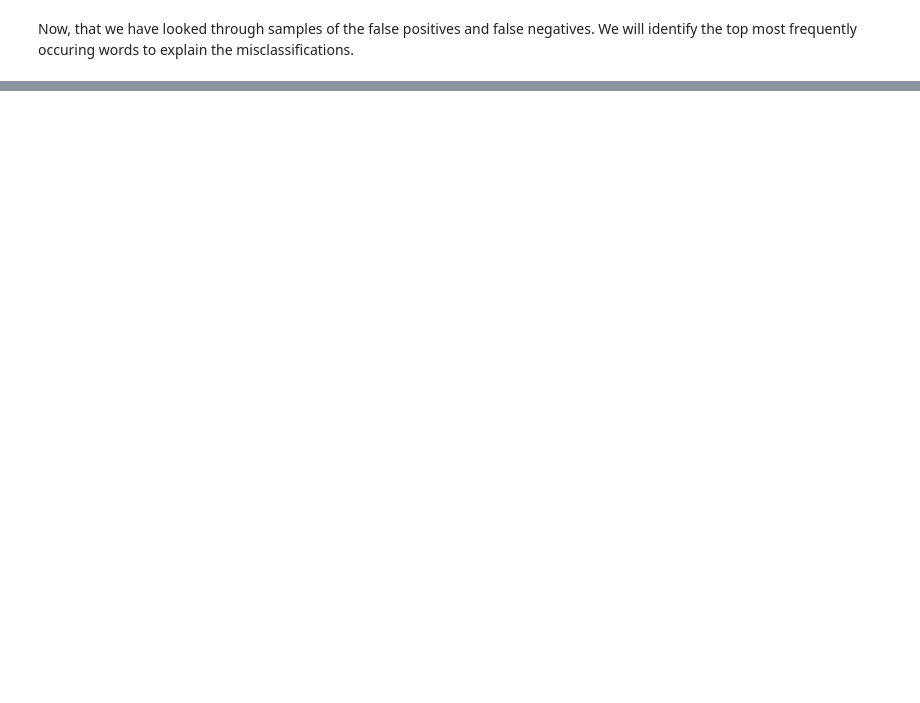
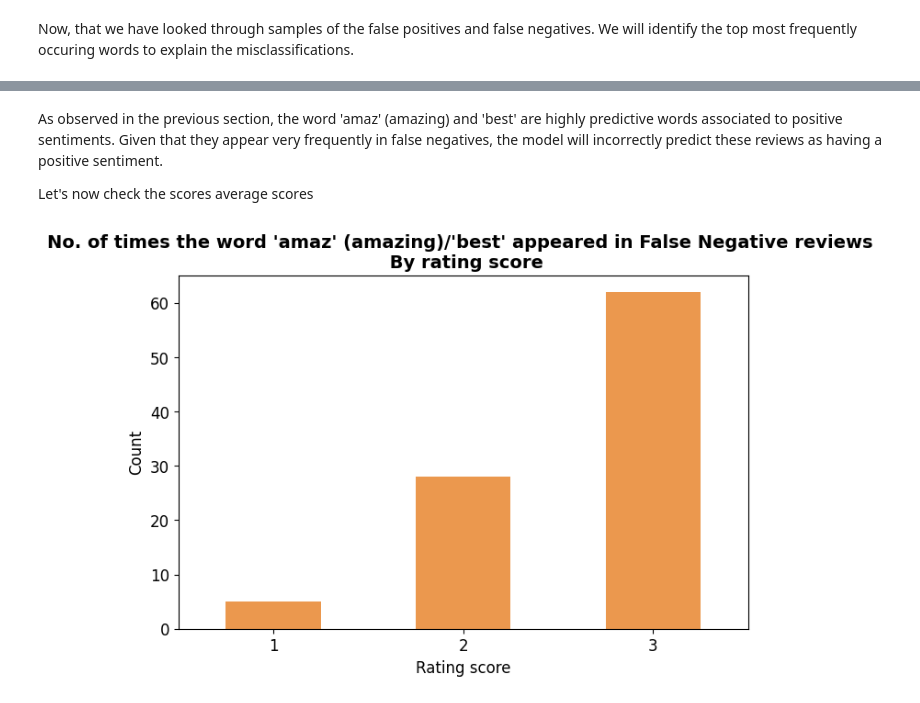
Before and after one commit to wanadzhar913/genshin-impact-reviews-sentiment-analysis-fastapi-docker, a Jupyter notebook: notebooks/04_top_model_analysis.ipynb, the cells around one changed output, grey strips where cells are left out. Saved outputs shown, nothing was run; the diff lists cells and outputs as text; code cells hidden in the pictures; blank space fills up the shorter version.

```diff
--- a/notebooks/04_top_model_analysis.ipynb
+++ b/notebooks/04_top_model_analysis.ipynb
@@ -209,0 +362,23 @@ Now, that we have looked through samples of the false positives and false negati
+# %% [markdown]
+As observed in the previous section, the word 'amaz' (amazing) and 'best' are highly predictive words associated to positive sentiments. Given that they appear very frequently in false negatives, the model will incorrectly predict these reviews as having a positive sentiment.
+
+Let's now check the scores average scores
+# %%
+# False Negatives
+fn = reviews_val_svc[(reviews_val_svc['correctly_classified']==0) & (reviews_val_svc['pred']==0)][['content','content_stem','score']]
+# %%
+# Count the number of times the word 'amaz'/'best' appears in the review
+fn['count_amazbest'] = fn['content_stem'].str.count('amaz' or 'best')
+# %%
+plt.figure(figsize=(8,5))
+
+# Group False Negative reviews by their ratings and sum up the no. of times the word 'amaz' (amazing)/'best' was seen
+fn.groupby('score')['count_amazbest'].sum().plot(kind='bar', color='#EB984E')
+
+plt.title("No. of times the word 'amaz' (amazing)/'best' appeared in False Negative reviews \n By rating score", size=14, weight='bold')
+plt.ylabel("Count", size=12)
+plt.yticks(size=12)
+plt.xlabel("Rating score", size=12)
+plt.xticks(size=12, rotation=0);
+# %% [output]
+[figure, added]
```
Also changed, not shown: parts of 24 cells of this notebook, 1 other file.
